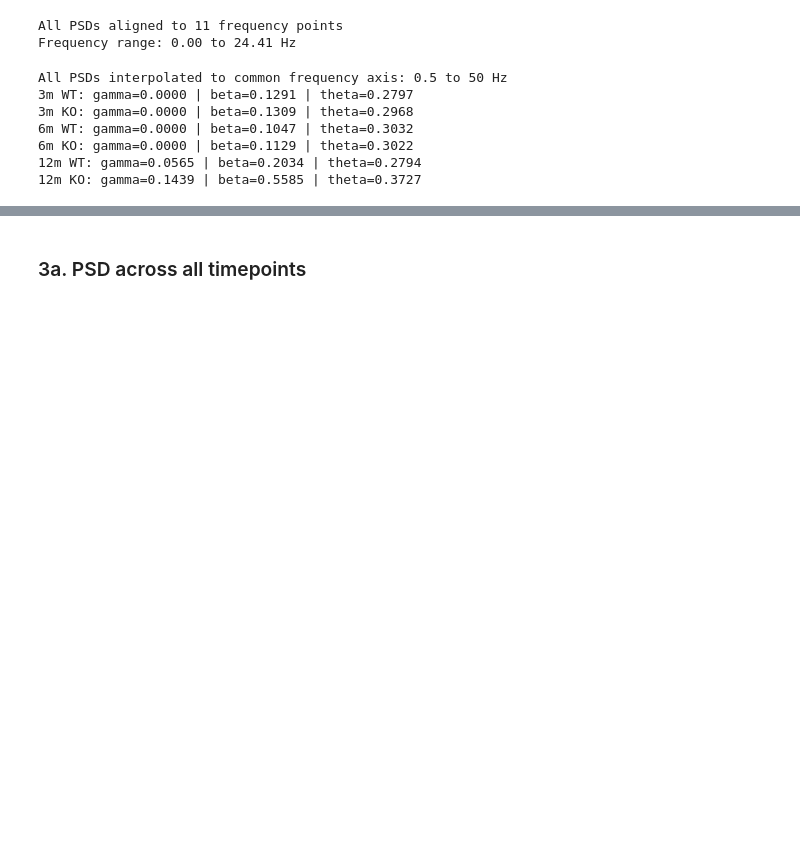
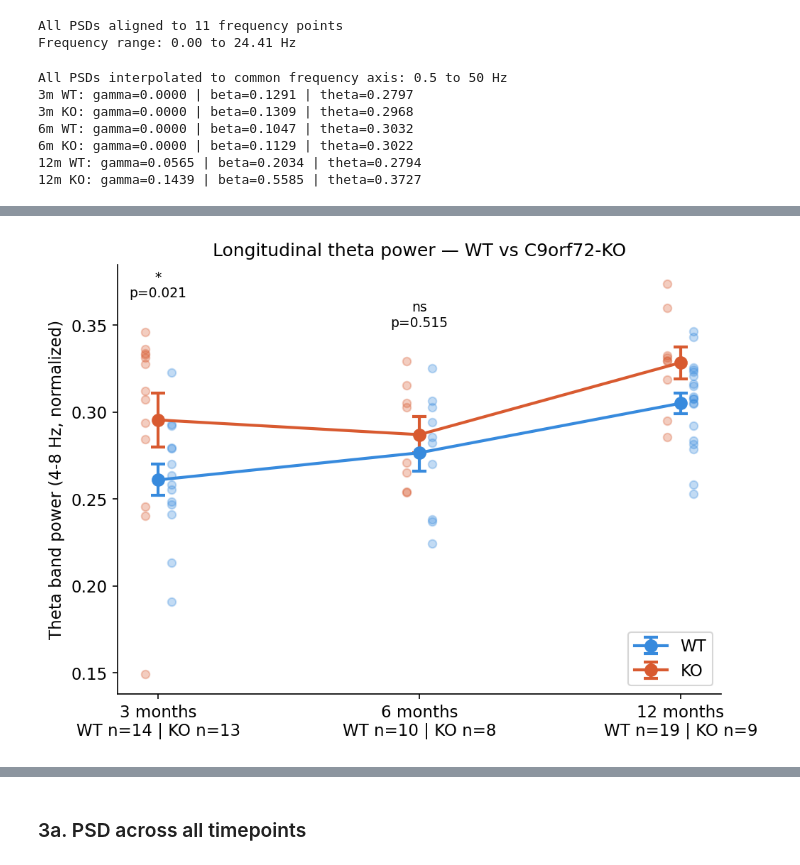
Before and after one commit to BelayTG/eeg-seizure-detection, a Jupyter notebook: notebooks/02_results.ipynb, the cells around one changed output, grey strips where cells are left out. Drawn from its saved outputs; the diff is of its cells as text; code cells hidden in the pictures; blank space fills up the shorter version.

```diff
--- a/notebooks/02_results.ipynb
+++ b/notebooks/02_results.ipynb
@@ -358,0 +966,77 @@ All PSDs interpolated to common frequency axis: 0.5 to 50 Hz
+# %%
+# Longitudinal theta power — publication figure
+timepoints_labels = ["3 months", "6 months", "12 months"]
+wt_dfs = [bp_wt_3m, bp_wt_6m, bp_wt_12m]
+ko_dfs = [bp_ko_3m, bp_ko_6m, bp_ko_12m]
+
+wt_means = [df["theta"].mean() for df in wt_dfs]
+wt_sems  = [df["theta"].sem() for df in wt_dfs]
+ko_means = [df["theta"].mean() for df in ko_dfs]
+ko_sems  = [df["theta"].sem() for df in ko_dfs]
+
+pvals = []
+sigs = []
+for wt_df, ko_df in zip(wt_dfs, ko_dfs):
+    stat, pval = mannwhitneyu(
+        wt_df["theta"], ko_df["theta"],
+        alternative="two-sided"
+    )
+    sig = "***" if pval < 0.001 else "**" if pval < 0.01 else "*" if pval < 0.05 else "ns"
+    pvals.append(pval)
+    sigs.append(sig)
+
+x = np.arange(len(timepoints_labels))
+fig, ax = plt.subplots(figsize=(7, 5))
+
+ax.errorbar(x, wt_means, yerr=wt_sems,
+            color="#378ADD", lw=2, marker="o", markersize=8,
+            capsize=5, capthick=2, label="WT")
+ax.errorbar(x, ko_means, yerr=ko_sems,
+            color="#D85A30", lw=2, marker="o", markersize=8,
+            capsize=5, capthick=2, label="KO")
+
+# Add individual data points
+for i, (wt_df, ko_df) in enumerate(zip(wt_dfs, ko_dfs)):
+    ax.scatter(
+        np.full(len(wt_df), i) + 0.05,
+        wt_df["theta"],
+        color="#378ADD", alpha=0.3, s=30, zorder=2
+    )
+    ax.scatter(
+        np.full(len(ko_df), i) - 0.05,
+        ko_df["theta"],
+        color="#D85A30", alpha=0.3, s=30, zorder=2
+    )
+
+# Significance annotations
+for i, (sig, pval) in enumerate(zip(sigs, pvals)):
+    y_max = max(
+        wt_dfs[i]["theta"].max(),
+        ko_dfs[i]["theta"].max()
+    ) + 0.02
+    ax.annotate(
+        f"{sig}\np={pval:.3f}",
+        xy=(i, y_max), ha="center", fontsize=9
+    )
+
+ax.set_xticks(x)
+ax.set_xticklabels([
+    f"{label}\nWT n={len(wt_df)} | KO n={len(ko_df)}"
+    for label, wt_df, ko_df in zip(timepoints_labels, wt_dfs, ko_dfs)
+])
+ax.set_ylabel("Theta band power (4-8 Hz, normalized)", fontsize=11)
+ax.set_title("Longitudinal theta power — WT vs C9orf72-KO", fontsize=12)
+ax.legend()
+plt.tight_layout()
+plt.savefig(os.path.join(FIGURES_DIR, "theta_power_longitudinal.png"),
+            dpi=150, bbox_inches="tight")
+plt.show()
+
+print("\nSummary:")
+for tp, wt_df, ko_df, pval, sig in zip(
+    ["3m", "6m", "12m"], wt_dfs, ko_dfs, pvals, sigs
+):
+    ratio = ko_df["theta"].mean() / wt_df["theta"].mean()
+    print(f"{tp}: KO/WT ratio={ratio:.3f} | p={pval:.4f} ({sig})")
+# %% [output]
+[figure, added]
```
Also changed, not shown: parts of 15 cells of this notebook, 4 other files.
